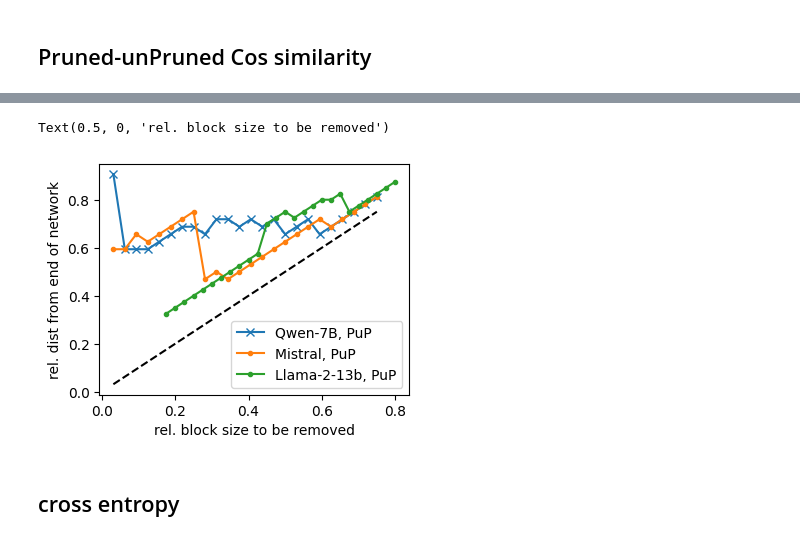
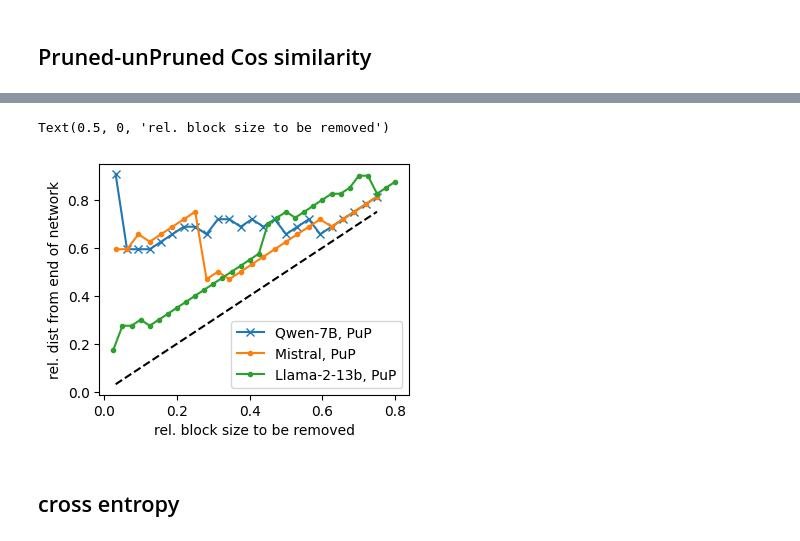
Before and after one commit to hassan-shap/llm-benchmarks, a Jupyter notebook: benchmarks_aws/cossim/pp_cossim.ipynb, the cells around one changed output, grey strips where cells are left out. Drawn from its saved outputs; the diff is of its cells as text; code cells hidden in the pictures.

```diff
--- a/benchmarks_aws/cossim/pp_cossim.ipynb
+++ b/benchmarks_aws/cossim/pp_cossim.ipynb
@@ -504,22 +515,22 @@ print(x_min_list)
 # %%
 x_plot = np.arange(1,25)/32
 x_min_mistral = [13, 13, 11, 12, 11, 10, 9, 8, 17, 16, 17, 16, 15, 14, 13, 12, 11, 10, 9, 10, 9, 8, 7, 6]
 x_min_qwen = [3, 13, 13, 13, 12, 11, 10, 10, 11, 9, 9, 10, 9, 10, 9, 11, 10, 9, 11, 10, 9, 8, 7, 6]
-x_min_llama_2_13b = [27, 26, 25, 24, 23, 22, 21, 20, 19, 18, 17, 12, 11, 10, 11, 10, 9, 8, 8, 7, 10, 9, 8, 7, 6, 5]
+x_min_llama_2_13b = [33, 29, 29, 28, 29, 28, 27, 26, 25, 24, 23, 22, 21, 20, 19, 18, 17, 12, 11, 10, 11, 10, 9, 8, 7, 7, 6, 4, 4, 7, 6, 5]
 
 
 plt.figure(figsize=(4,3))
 plt.plot(np.arange(1,25)/32,1-np.array(x_min_qwen)/32,"x-",label="Qwen-7B, PuP")
 plt.plot(np.arange(1,25)/32,1-np.array(x_min_mistral)/32,".-",label="Mistral, PuP")
-plt.plot(np.arange(7,33)/40,1-np.array(x_min_llama_2_13b)/40,".-",label="Llama-2-13b, PuP")
+plt.plot(np.arange(1,33)/40,1-np.array(x_min_llama_2_13b)/40,".-",label="Llama-2-13b, PuP")
 # plt.plot(x_plot,1-np.array(x_min_in_layer_out)/32,".-", label="Layer IO")
 plt.plot(x_plot,x_plot,"k--")
 plt.legend()
 plt.ylabel("rel. dist from end of network")
 plt.xlabel("rel. block size to be removed")
 # %% [output]
 Text(0.5, 0, 'rel. block size to be removed')
-[figure, old version]
+[figure, new version]
 # %% [markdown]
 ## cross entropy
 # %%
```
Also changed, not shown: parts of 8 cells of this notebook, 12 other files.
